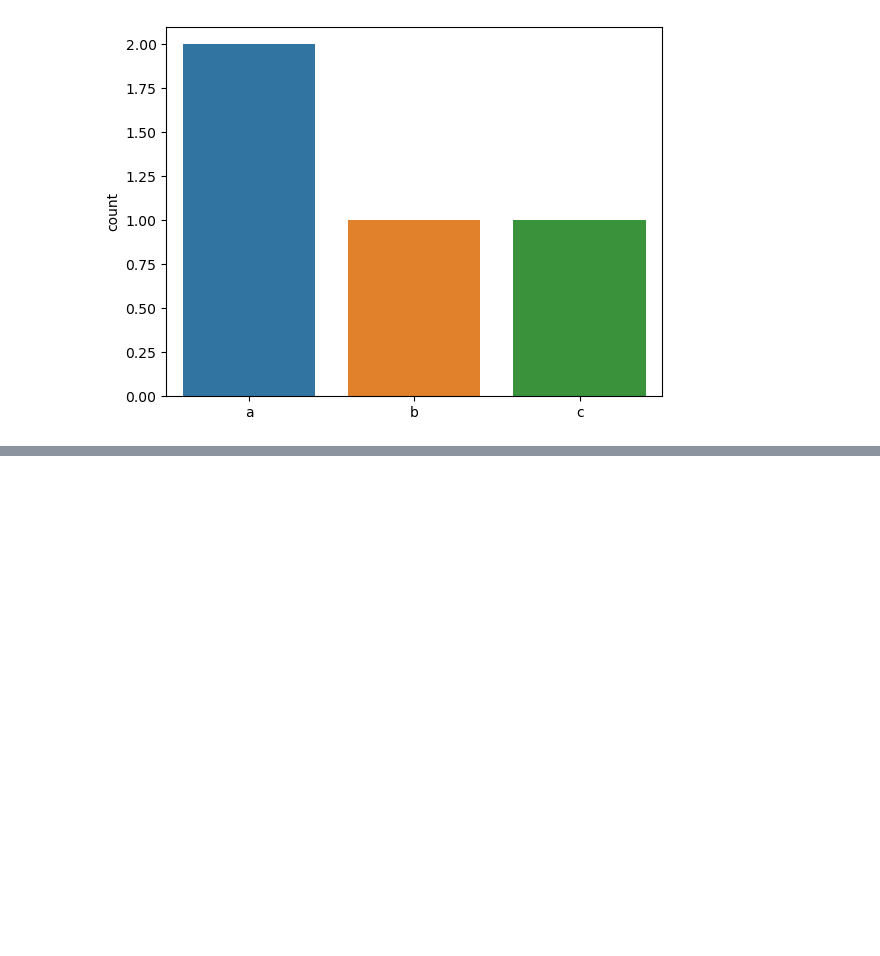
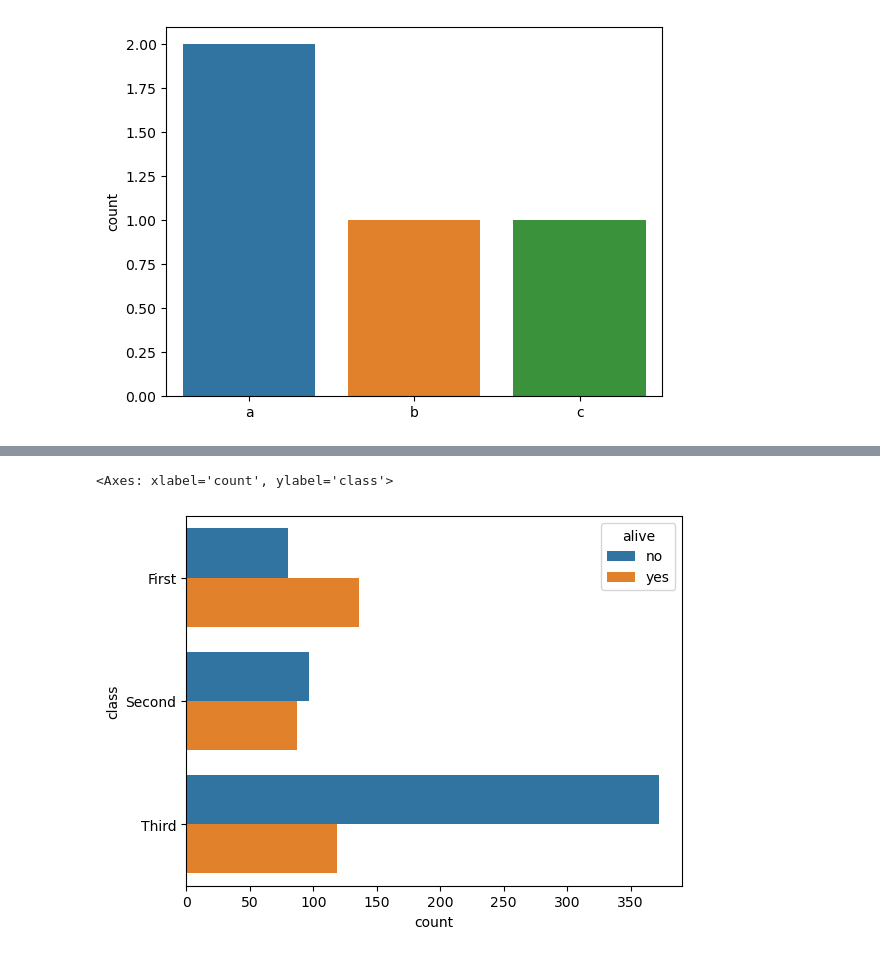
Before and after one commit to CHYIJE/kit_bigtata, a Jupyter notebook: src/chapter03.ipynb, the cells around one changed output, grey strips where cells are left out. Cells and saved outputs as stored; diff of their text form; code cells hidden in the pictures; blank space fills up the shorter version.

```diff
--- a/src/chapter03.ipynb
+++ b/src/chapter03.ipynb
@@ -152,0 +195,6 @@ seaborn.countplot(x = var)
+# %%
+# y축 class, alive별 색 표현
+sns.countplot(data = df, y = 'class', hue = 'alive')
+# %% [output]
+<Axes: xlabel='count', ylabel='class'>
+[figure, added]
```
Also changed, not shown: parts of 5 cells of this notebook.
